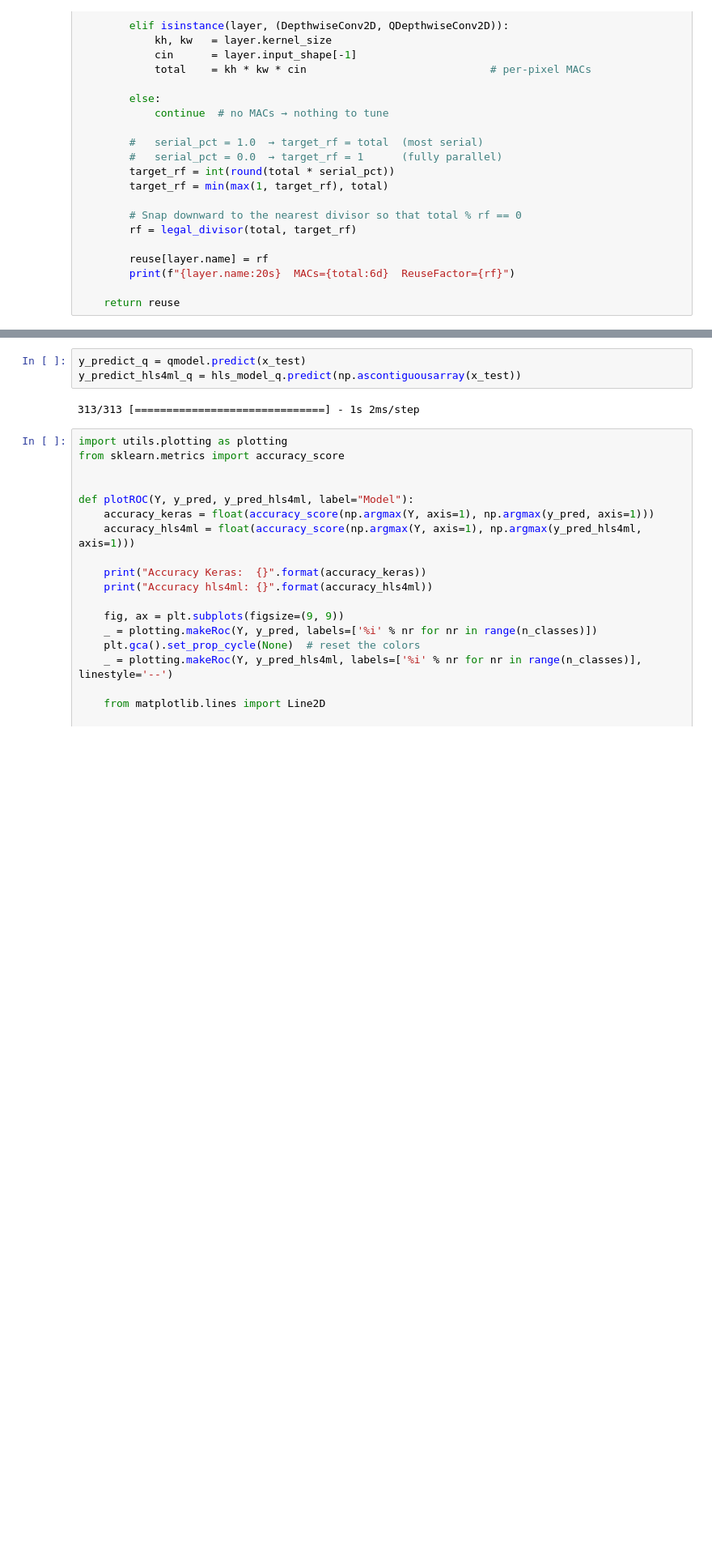
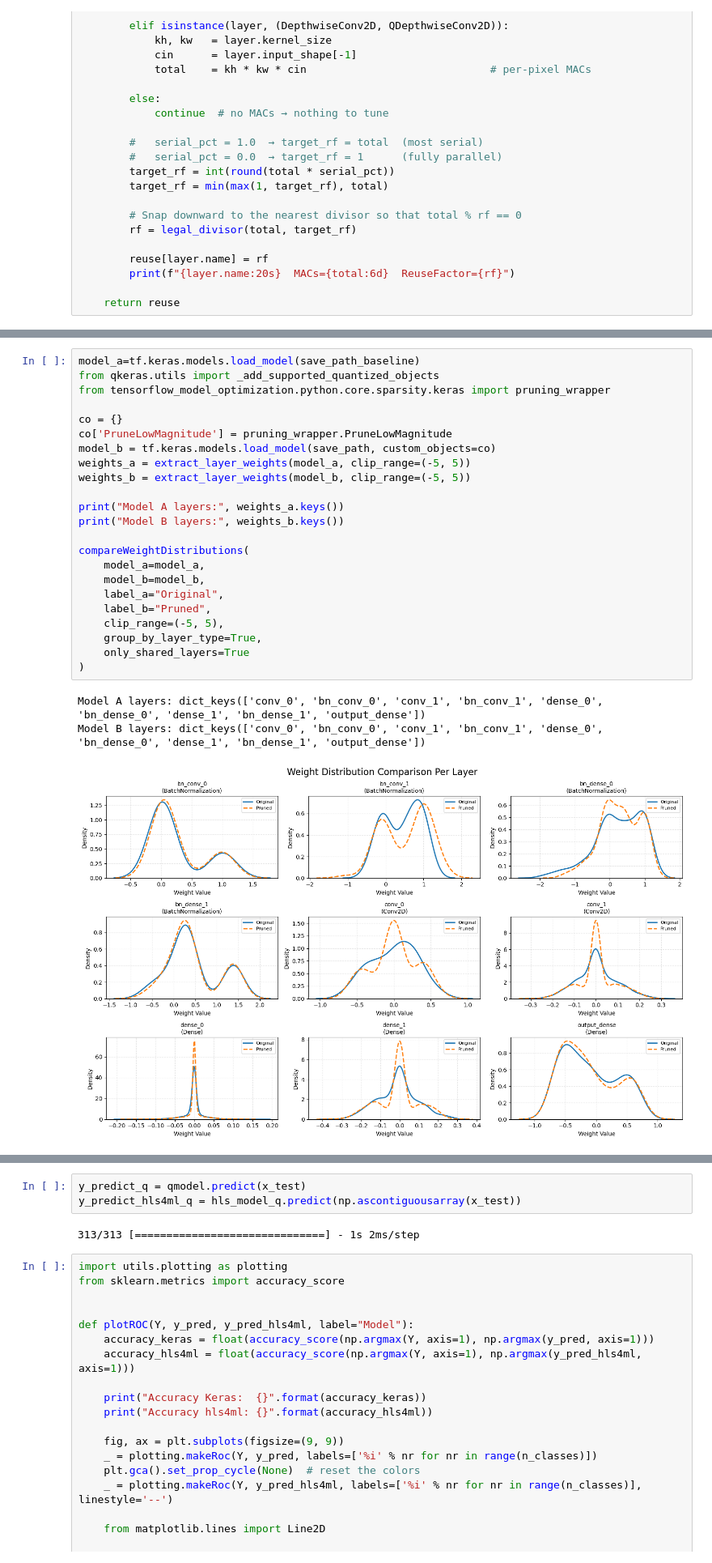
Before and after one commit to theodorostaloumtzis/AI_ON_FPGA, a Jupyter notebook: cnn_quantization_prunning.ipynb, the cells around one changed output, grey strips where cells are left out. Shown at 81% size. Drawn from its saved outputs; the diff is of its cells as text; blank space fills up the shorter version.

```diff
--- a/cnn_quantization_prunning.ipynb
+++ b/cnn_quantization_prunning.ipynb
@@ -543,0 +765,27 @@ Layer output_dense: % of zeros = 0.0
+# %%
+model_a=tf.keras.models.load_model(save_path_baseline)
+from qkeras.utils import _add_supported_quantized_objects
+from tensorflow_model_optimization.python.core.sparsity.keras import pruning_wrapper
+
+co = {}
+co['PruneLowMagnitude'] = pruning_wrapper.PruneLowMagnitude
+model_b = tf.keras.models.load_model(save_path, custom_objects=co)
+weights_a = extract_layer_weights(model_a, clip_range=(-5, 5))
+weights_b = extract_layer_weights(model_b, clip_range=(-5, 5))
+
+print("Model A layers:", weights_a.keys())
+print("Model B layers:", weights_b.keys())
+
+compareWeightDistributions(
+    model_a=model_a,
+    model_b=model_b,
+    label_a="Original",
+    label_b="Pruned",
+    clip_range=(-5, 5),
+    group_by_layer_type=True,
+    only_shared_layers=True
+)
+# %% [output]
+Model A layers: dict_keys(['conv_0', 'bn_conv_0', 'conv_1', 'bn_conv_1', 'dense_0', 'bn_dense_0', 'dense_1', 'bn_dense_1', 'output_dense'])
+Model B layers: dict_keys(['conv_0', 'bn_conv_0', 'conv_1', 'bn_conv_1', 'dense_0', 'bn_dense_0', 'dense_1', 'bn_dense_1', 'output_dense'])
+[figure, added]
```
Also changed, not shown: parts of 41 cells of this notebook, 16 other files.
